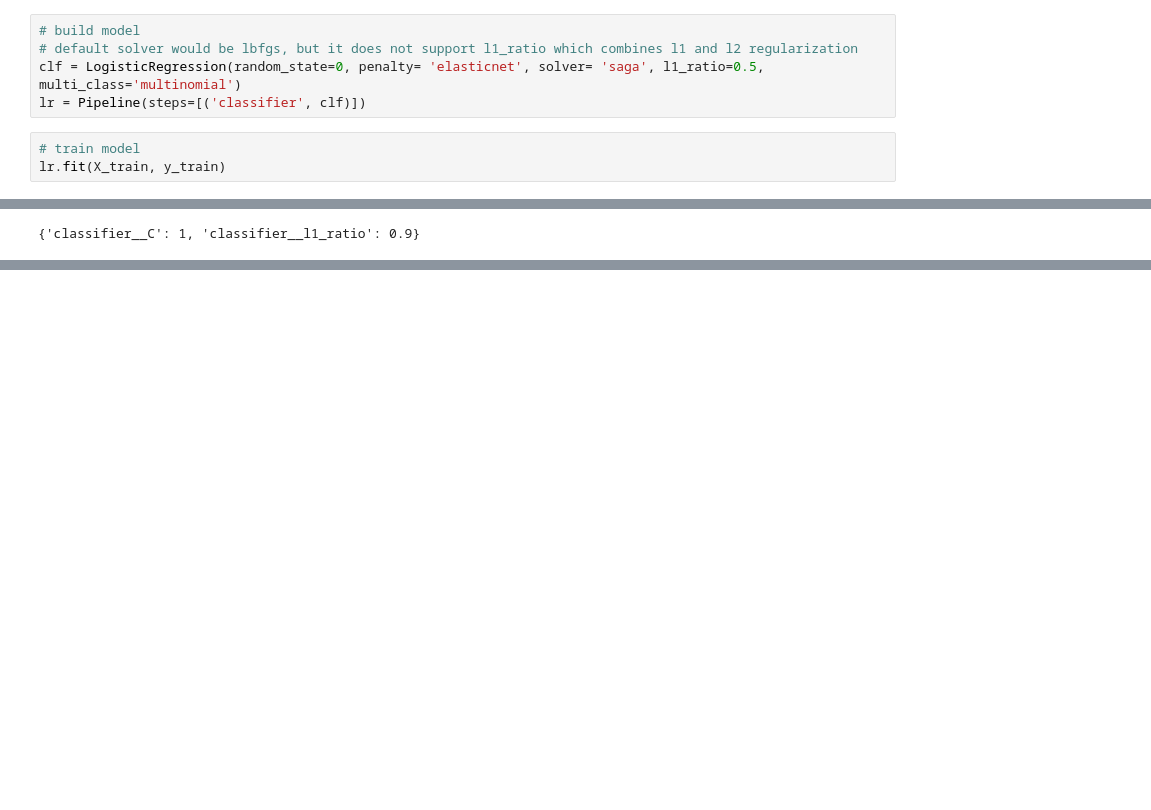
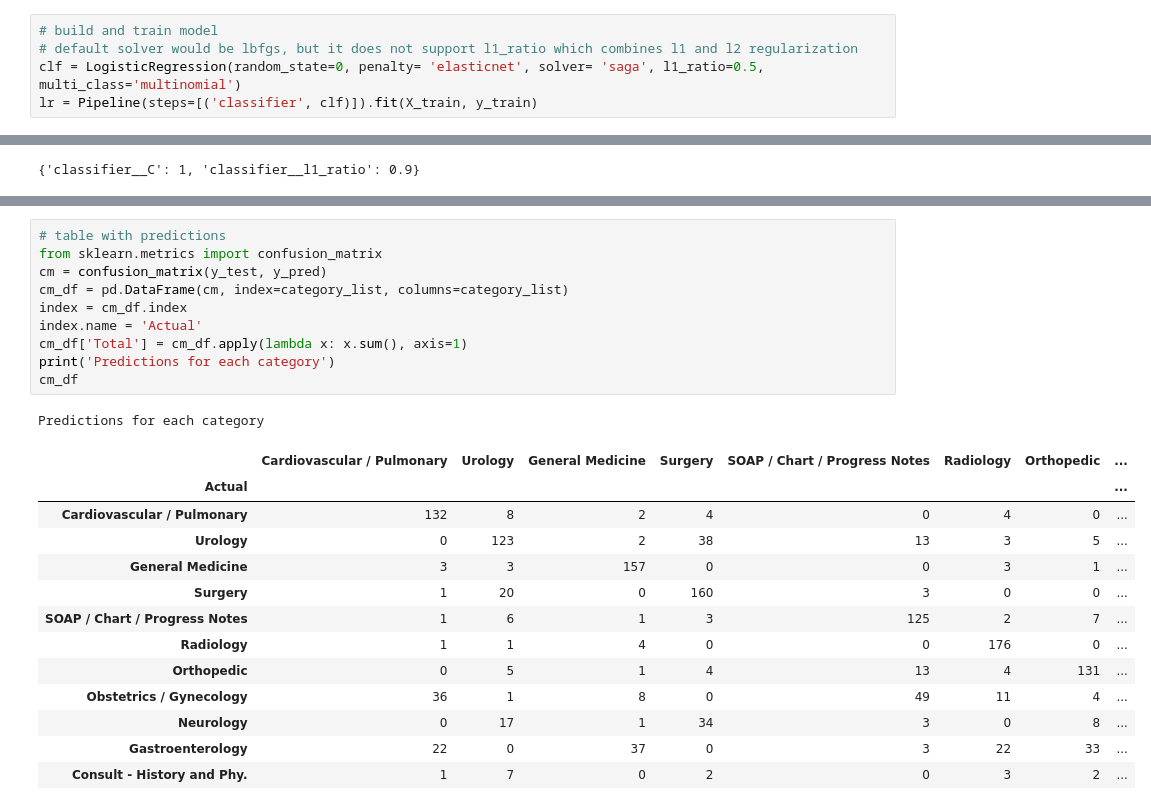
Before and after one commit to Tara-Sophia/NLP_Masterthesis, a Jupyter notebook: notebooks/01-hp-lrmodel.ipynb, the cells around one changed output, grey strips where cells are left out. Drawn from its saved outputs; the diff is of its cells as text; blank space fills up the shorter version.

```diff
--- a/notebooks/01-hp-lrmodel.ipynb
+++ b/notebooks/01-hp-lrmodel.ipynb
@@ -145,10 +130,7 @@ class DataFrameSelector(BaseEstimator, TransformerMixin):
 
 X_train, X_test, y_train, y_test = train_test_split(tfIdfMat_reduced, labels, test_size=0.2, random_state=42)
 # %%
-# build model
+# build and train model
 # default solver would be lbfgs, but it does not support l1_ratio which combines l1 and l2 regularization
 clf = LogisticRegression(random_state=0, penalty= 'elasticnet', solver= 'saga', l1_ratio=0.5, multi_class='multinomial')
-lr = Pipeline(steps=[('classifier', clf)])
+lr = Pipeline(steps=[('classifier', clf)]).fit(X_train, y_train)
-# %%
-# train model
-lr.fit(X_train, y_train)
@@ -270,0 +248,25 @@ However some categories like Gastrientology are still not predicted well
+# %%
+# table with predictions
+from sklearn.metrics import confusion_matrix
+cm = confusion_matrix(y_test, y_pred)
+cm_df = pd.DataFrame(cm, index=category_list, columns=category_list)
+index = cm_df.index
+index.name = 'Actual'
+cm_df['Total'] = cm_df.apply(lambda x: x.sum(), axis=1)
+print('Predictions for each category')
+cm_df
+# %% [output]
+Predictions for each category
+|  | Cardiovascular / Pulmonary | Urology | General Medicine | Surgery | SOAP / Chart / Progress Notes | Radiology | Orthopedic | ... |
+| Actual |  |  |  |  |  |  |  | ... |
+| Cardiovascular / Pulmonary | 132 | 8 | 2 | 4 | 0 | 4 | 0 | ... |
+| Urology | 0 | 123 | 2 | 38 | 13 | 3 | 5 | ... |
+| General Medicine | 3 | 3 | 157 | 0 | 0 | 3 | 1 | ... |
+| Surgery | 1 | 20 | 0 | 160 | 3 | 0 | 0 | ... |
+| SOAP / Chart / Progress Notes | 1 | 6 | 1 | 3 | 125 | 2 | 7 | ... |
+| Radiology | 1 | 1 | 4 | 0 | 0 | 176 | 0 | ... |
+| Orthopedic | 0 | 5 | 1 | 4 | 13 | 4 | 131 | ... |
+| Obstetrics / Gynecology | 36 | 1 | 8 | 0 | 49 | 11 | 4 | ... |
+| Neurology | 0 | 17 | 1 | 34 | 3 | 0 | 8 | ... |
+| Gastroenterology | 22 | 0 | 37 | 0 | 3 | 22 | 33 | ... |
+| Consult - History and Phy. | 1 | 7 | 0 | 2 | 0 | 3 | 2 | ... |
```
Also changed, not shown: parts of 17 cells of this notebook, 1 other file.
